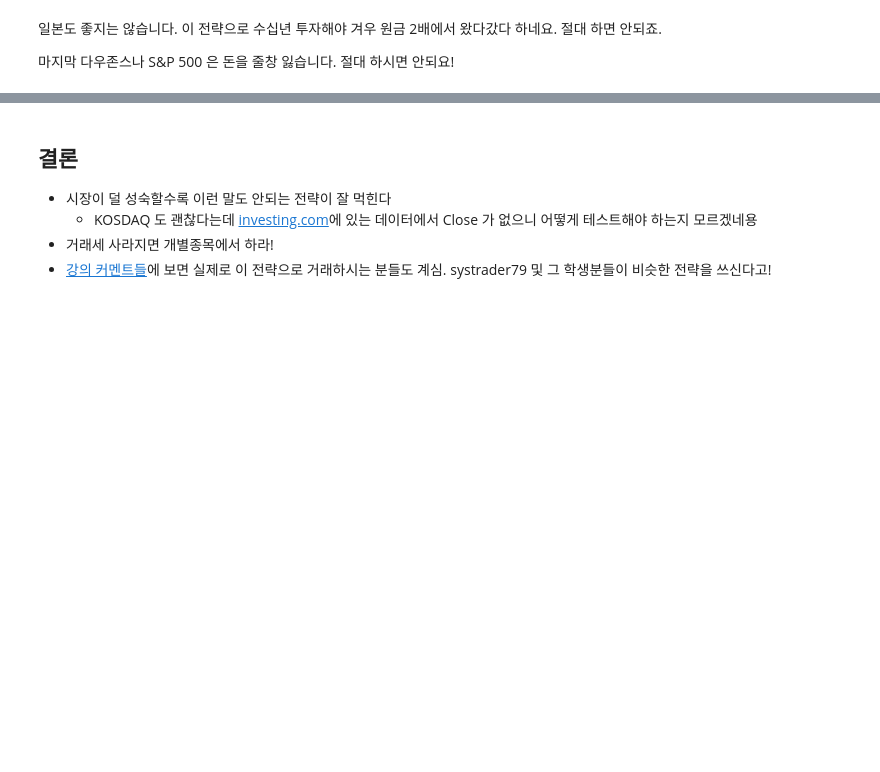
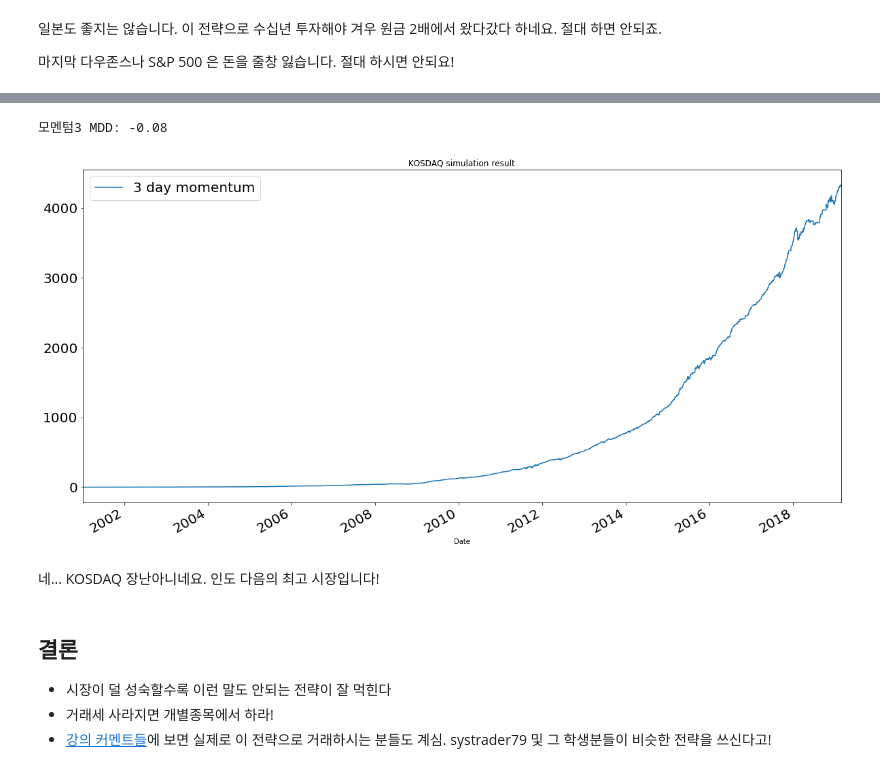
Before and after one commit to tomowind/hkkang_youtube, a Jupyter notebook: notebooks/48-buy-close-sell-open.ipynb, the cells around one changed output, grey strips where cells are left out. Drawn from its saved outputs; the diff is of its cells as text; code cells hidden in the pictures; blank space fills up the shorter version.

Commit message:
Add KOSDAQ

```diff
--- a/notebooks/48-buy-close-sell-open.ipynb
+++ b/notebooks/48-buy-close-sell-open.ipynb
@@ -216,0 +219,6 @@ df.tail()
+# %%
+filepath = 'kosdaq_daily.csv'
+df = (pd.read_csv(filepath, parse_dates=['Date'])[['Date', 'Open', 'Price']]
+        .rename({'Price': 'Close'}, axis='columns')
+        .sort_values(by='Date'))
+df.head()
@@ -216,0 +232,8 @@ df.tail()
+# %%
+df['Close2'] = df['Close'].shift(1)
+df['3일평균종가'] = df['Close2'].rolling(3).mean()
+df['수익률3'] = np.where(df['Close2'] > df['3일평균종가'], (df['Open'] / df['Close2'] - 1) - 0.0003, 0)
+df['모멘텀3'] = (df['수익률3'] + 1).cumprod()
+df['모멘텀3 MAX'] = df['모멘텀3'].cummax()
+df['모멘텀3 MDD'] = df['모멘텀3'] / df['모멘텀3 MAX'] - 1
+df.tail()
@@ -217,7 +247,19 @@ df.tail()
+# %%
+print('모멘텀3 MDD: {:.2f}'.format(df['모멘텀3 MDD'].min()))
+# %% [output]
+모멘텀3 MDD: -0.08
+# %%
+(df.set_index('Date')[['모멘텀3']]
+   .rename({'모멘텀3': '3 day momentum'
+           }, axis='columns')
+   .plot(figsize=(20, 10), fontsize=20, title='KOSDAQ simulation result'));
+# %% [output]
+[figure, added]
+# %% [markdown]
+네... KOSDAQ 장난아니네요. 인도 다음의 최고 시장입니다!
 # %% [markdown]
 ## 결론
 
 - 시장이 덜 성숙할수록 이런 말도 안되는 전략이 잘 먹힌다
-    - KOSDAQ 도 괜찮다는데 [investing.com](https://www.investing.com/indices/kosdaq-historical-data)에 있는 데이터에서 Close 가 없으니 어떻게 테스트해야 하는지 모르겠네용
 - 거래세 사라지면 개별종목에서 하라!
 - [강의 커멘트들](https://www.youtube.com/watch?v=CDexze4Cas0)에 보면 실제로 이 전략으로 거래하시는 분들도 계심. systrader79 및 그 학생분들이 비슷한 전략을 쓰신다고!
```
Also changed, not shown: parts of 6 cells of this notebook.
